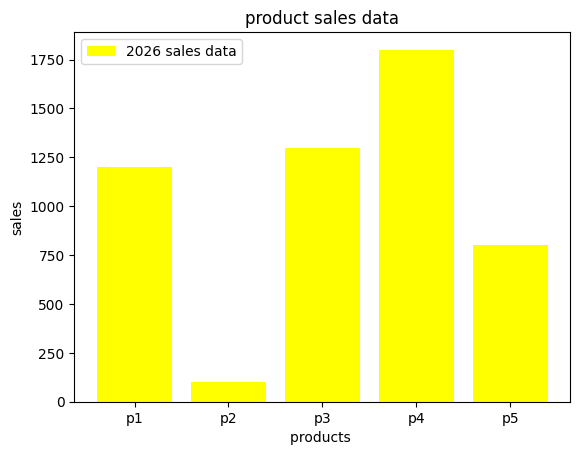
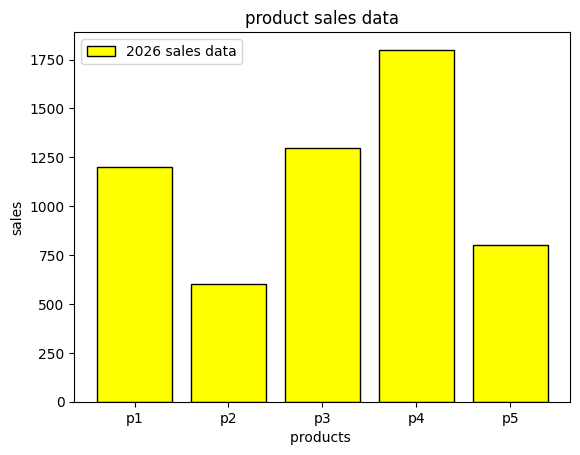
Code edit (unified diff) that turned the first committed figure into the second:
--- before
+++ after
@@ -1,5 +1,6 @@
+# bar chart is use for comparsion of two values
 product  = ["p1","p2","p3","p4","p5"]
-sales = [1200,100,1300,1800,800]
-plt.bar(product,sales,color = "yellow",label = "2026 sales data")
+sales = [1200,600,1300,1800,800]
+plt.bar(product,sales,color = "yellow",label = "2026 sales data",edgecolor="black") # barh mean horizantal bar 
 plt.title("product sales data")
 plt.xlabel("products ")

Commit: bar chrts